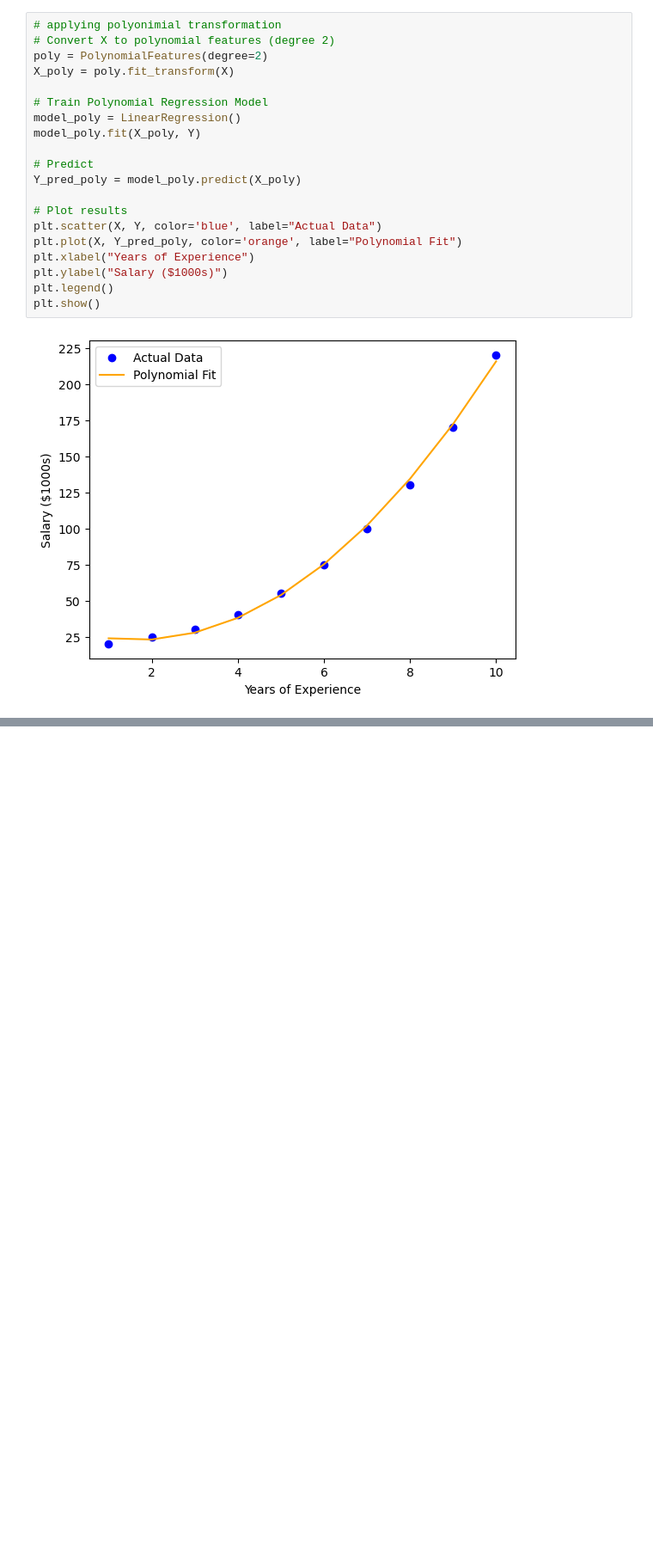
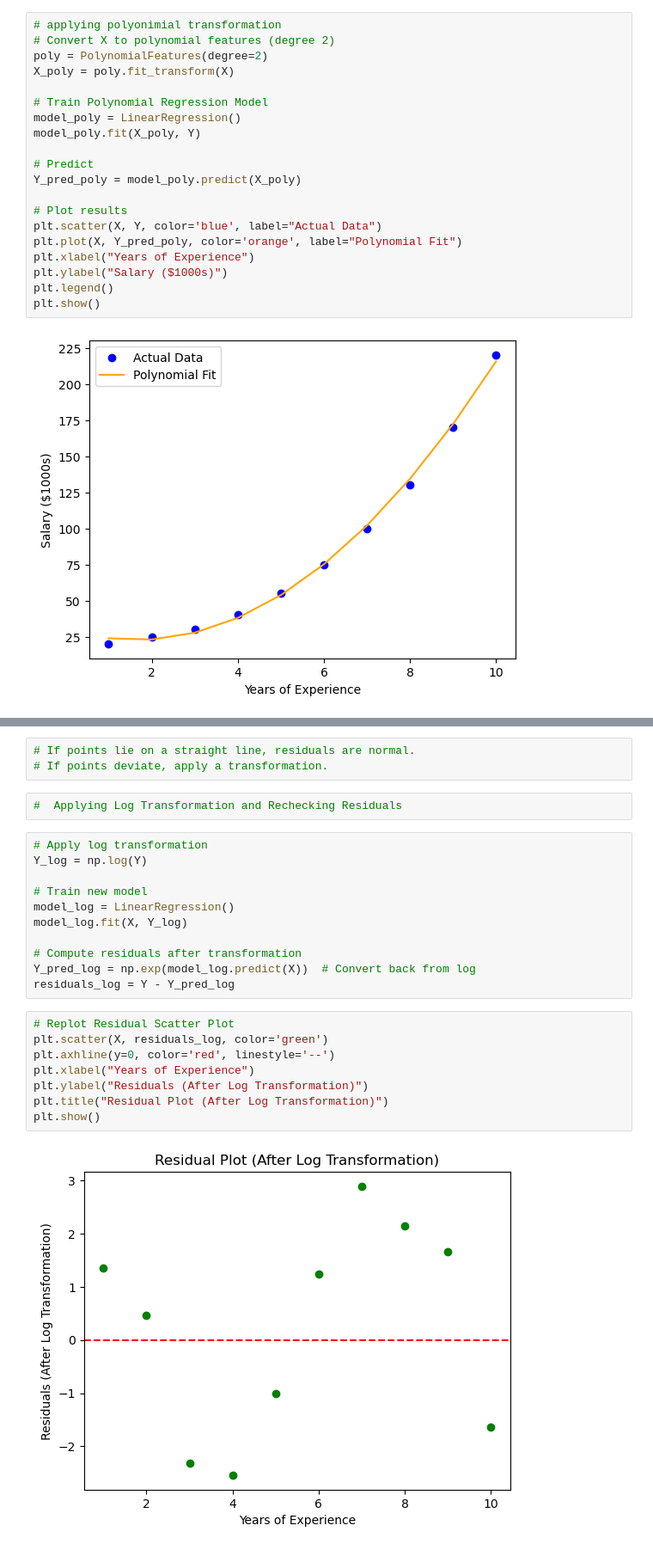
Before and after one commit to hadasssahamase/modeling_projects, a Jupyter notebook: simple_linearregression_model.ipynb, the cells around one changed output, grey strips where cells are left out. Shown at 86% size. Drawn from its saved outputs; the diff is of its cells as text; blank space fills up the shorter version.

```diff
--- a/simple_linearregression_model.ipynb
+++ b/simple_linearregression_model.ipynb
@@ -165,0 +227,26 @@ plt.show()
+# %%
+# If points lie on a straight line, residuals are normal.
+# If points deviate, apply a transformation.
+# %%
+#  Applying Log Transformation and Rechecking Residuals
+# %%
+# Apply log transformation
+Y_log = np.log(Y)
+
+# Train new model
+model_log = LinearRegression()
+model_log.fit(X, Y_log)
+
+# Compute residuals after transformation
+Y_pred_log = np.exp(model_log.predict(X))  # Convert back from log
+residuals_log = Y - Y_pred_log
+# %%
+# Replot Residual Scatter Plot
+plt.scatter(X, residuals_log, color='green')
+plt.axhline(y=0, color='red', linestyle='--')
+plt.xlabel("Years of Experience")
+plt.ylabel("Residuals (After Log Transformation)")
+plt.title("Residual Plot (After Log Transformation)")
+plt.show()
+# %% [output]
+[figure, added]
```
Also changed, not shown: parts of 20 cells of this notebook.
